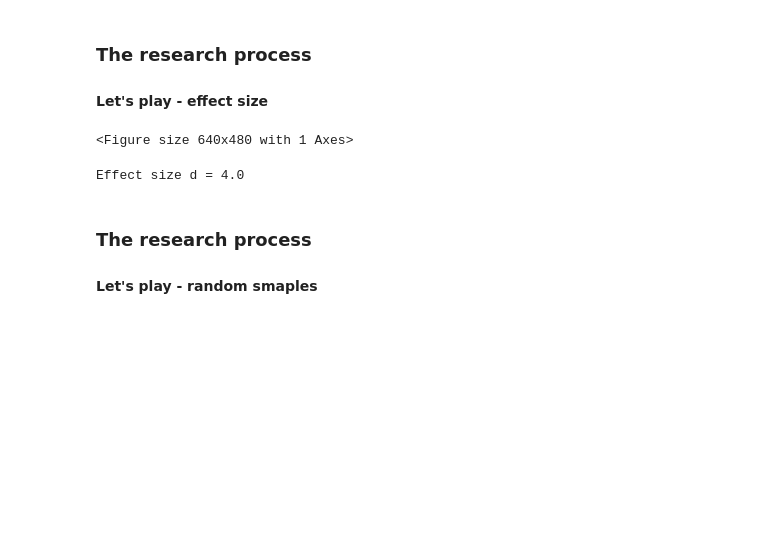
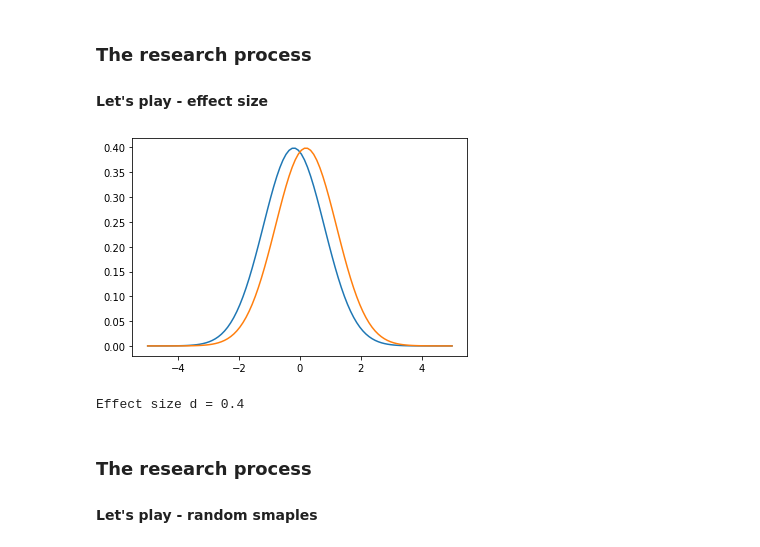
Before and after one commit to BlohmLab/NSCI801-QuantNeuro, a Jupyter notebook: NSCI801_Intro.ipynb, the cells around one changed output. Saved outputs shown, nothing was run; the diff lists cells and outputs as text; code cells hidden in the pictures; blank space fills up the shorter version.

```diff
--- a/NSCI801_Intro.ipynb
+++ b/NSCI801_Intro.ipynb
@@ -120,21 +120,21 @@ But you **don't** need any of this!
 # %%
 import matplotlib.pyplot as plt
 import numpy as np
 import scipy.stats as stats
 import math
 
 x = np.linspace(-5, 5, 100)
-mu1 = -2
+mu1 = -.2
 sigma = 1
 plt.plot(x, stats.norm.pdf(x, mu1, sigma))
-mu2 = 2
+mu2 = .2
 sigma = 1
 plt.plot(x, stats.norm.pdf(x, mu2, sigma))
 plt.show()
 print("Effect size d =", abs((mu1-mu2)/sigma))
 # %% [output]
+[figure, added]
-<Figure size 640x480 with 1 Axes>
+Effect size d = 0.4
-Effect size d = 4.0
 # %% [markdown]
 ### The research process
 
```
Also changed, not shown: parts of 2 cells of this notebook.
